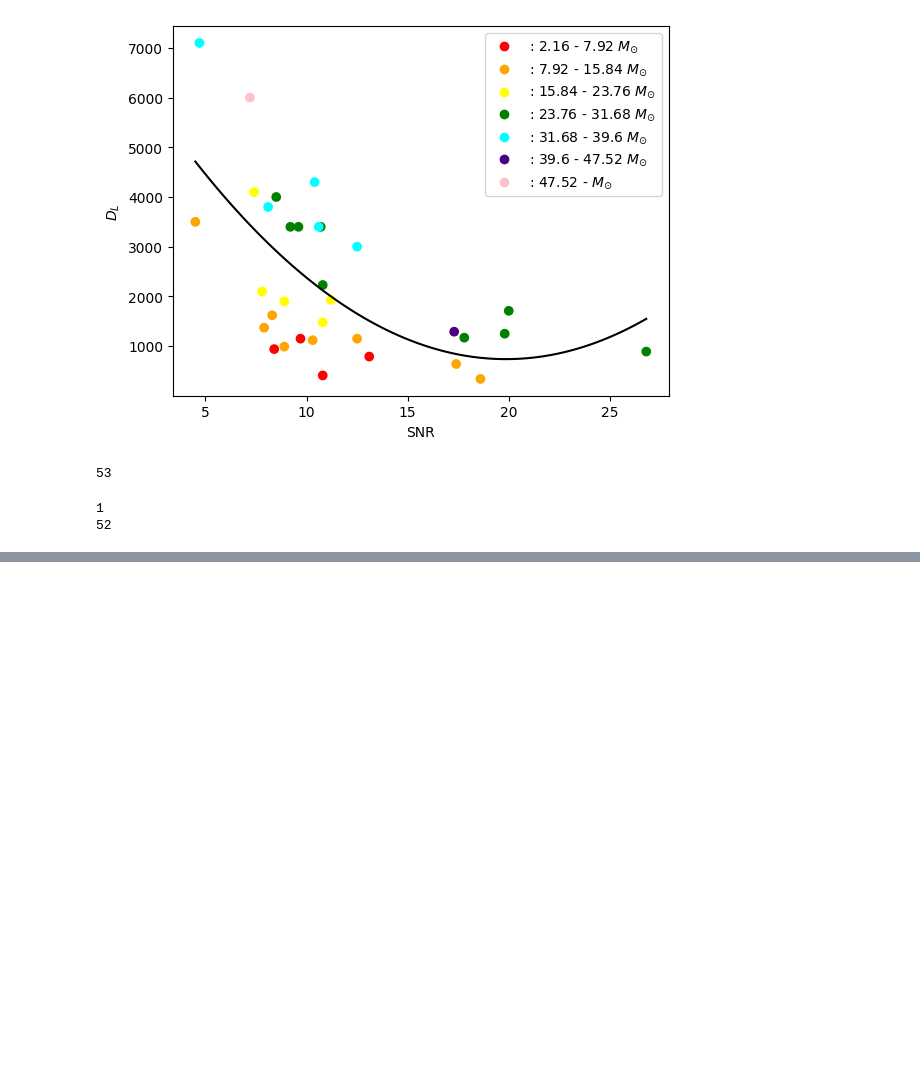
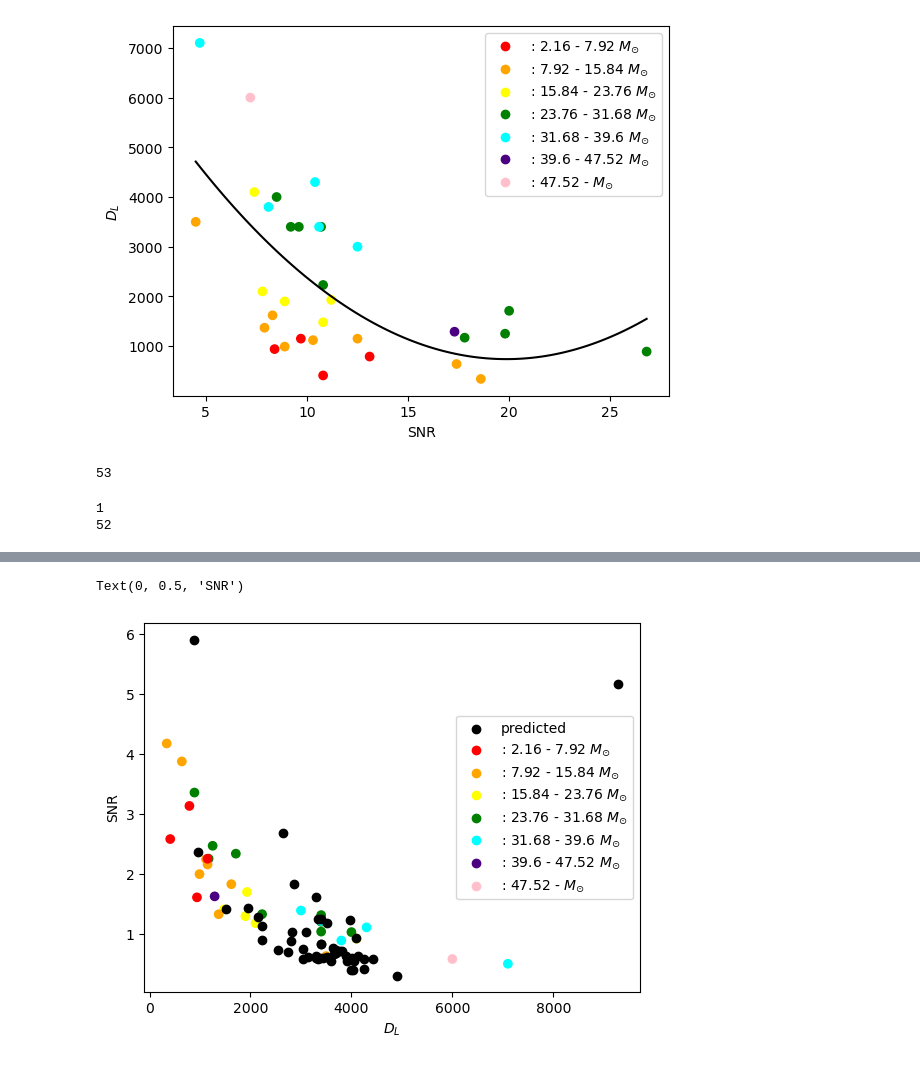
Before and after one commit to AndrewValentini/Gravitational-Waves-Research-23-24, a Jupyter notebook: Data Analysis/testing.ipynb, the cells around one changed output, grey strips where cells are left out. Cells and saved outputs as stored; diff of their text form; code cells hidden in the pictures; blank space fills up the shorter version.

```diff
--- a/Data Analysis/testing.ipynb
+++ b/Data Analysis/testing.ipynb
@@ -169,0 +170,23 @@ Text(0, 0.5, '$D_L$')
+# %%
+plt.scatter(O3_BBH["luminosity_distance"],O3_BBH["network_matched_filter_snr"]/np.sqrt(O3_BBH["mass_1_source"]+O3_BBH["mass_2_source"]), color = O3_BBH["color"])
+plt.scatter(O4_BBH["predicted_luminosity_distance"],O4_BBH["snr"]/np.sqrt(O4_BBH["mass1"]+O4_BBH["mass2"]), color = "black", label="predicted")
+
+#coefficients = np.polyfit(O3_BBH["network_matched_filter_snr"],O3_BBH["luminosity_distance"], 2)
+#fit_line_O3_BBH = np.poly1d(coefficients)
+#x = np.linspace(min(O3_BBH["network_matched_filter_snr"]), max(O3_BBH["network_matched_filter_snr"]), 100)
+#plt.plot(fit_line_O3_BBH(x), x, color="black")
+
+plt.scatter([], [], color="red", label=": 2.16 - 7.92 $M_{\odot}$")
+plt.scatter([], [], color="orange", label=": 7.92 - 15.84 $M_{\odot}$")
+plt.scatter([], [], color="yellow", label=": 15.84 - 23.76 $M_{\odot}$")
+plt.scatter([], [], color="green", label=": 23.76 - 31.68 $M_{\odot}$")
+plt.scatter([], [], color="cyan", label=": 31.68 - 39.6 $M_{\odot}$")
+plt.scatter([], [], color="indigo", label=": 39.6 - 47.52 $M_{\odot}$")
+plt.scatter([], [], color="pink", label=": 47.52 - $M_{\odot}$")
+
+plt.legend()
+plt.xlabel("$D_L$")
+plt.ylabel("SNR")
+# %% [output]
+Text(0, 0.5, 'SNR')
+[figure, added]
```
Also changed, not shown: parts of 1 cell of this notebook, 1 other file.
